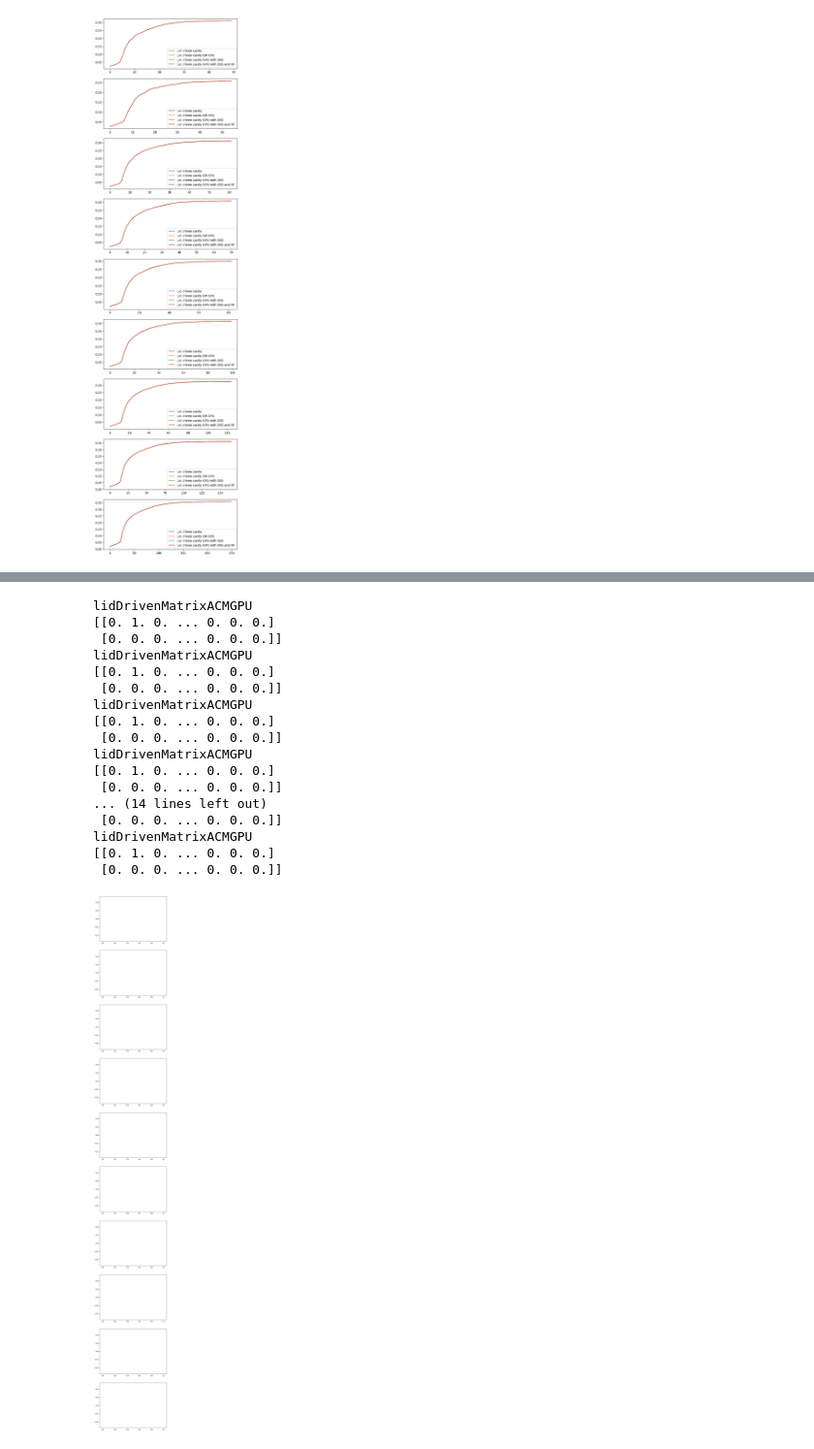
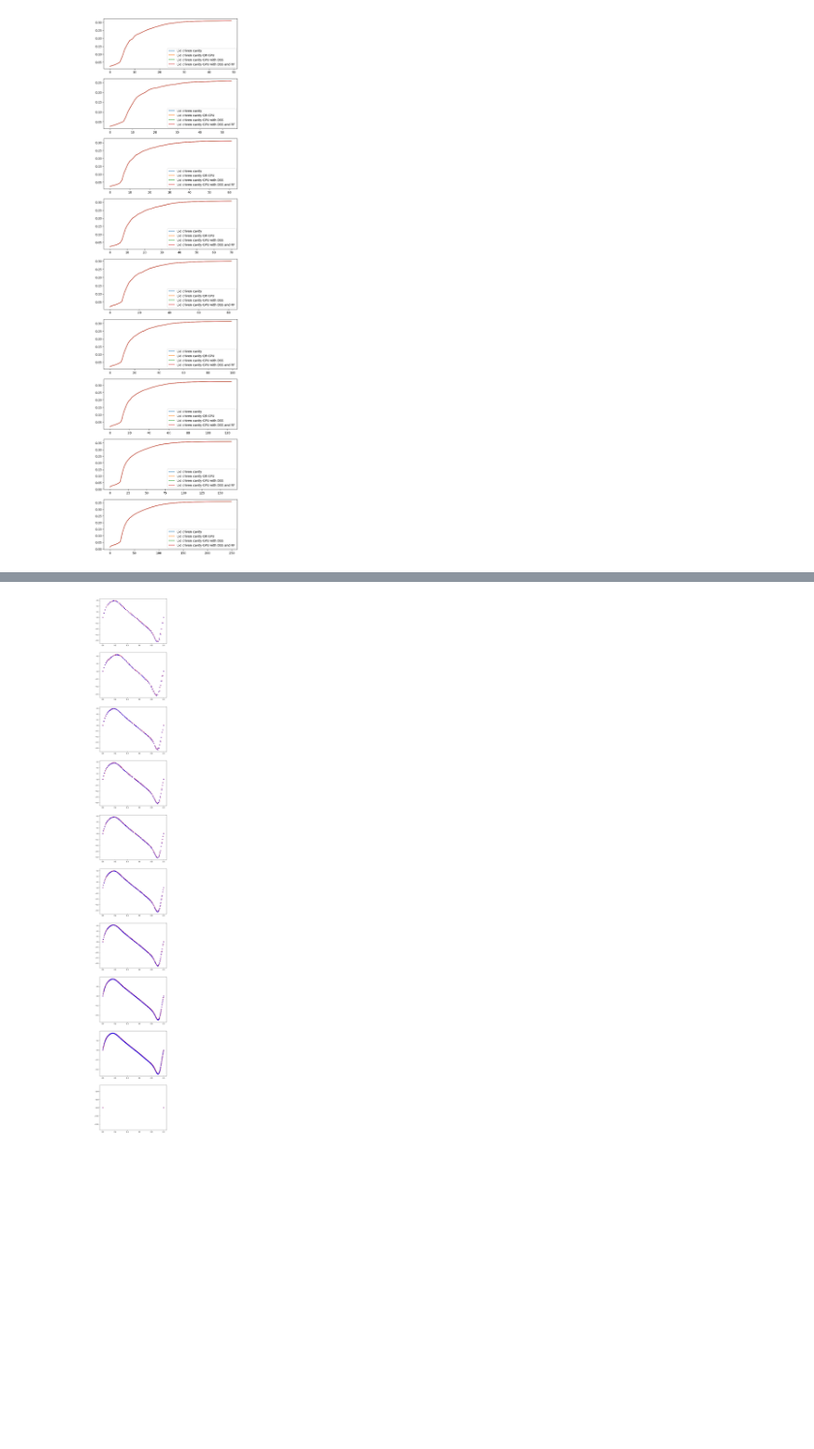
Before and after one commit to ggasper/lid-driven-cavity-gpu, a Jupyter notebook: benchmark/benchmark.ipynb, the cells around one changed output, grey strips where cells are left out. Shown at 97% size. Drawn from its saved outputs; the diff is of its cells as text; code cells hidden in the pictures; blank space fills up the shorter version.

```diff
--- a/benchmark/benchmark.ipynb
+++ b/benchmark/benchmark.ipynb
@@ -12,7 +12,7 @@ def midplane_velocity_profile(ax, pos, u, h, marker, color):
     midplane = [i for i, (_, y) in enumerate(zip(xs, ys)) if abs(y - midpoint) < h]
     xs_midplane = [xs[i] for i in midplane]
     uy_midplane = [u[1][i] for i in midplane]
-    ax.scatter(xs_midplane, uy_midplane, size, color=color, marker=marker, facecolors='none')
+    ax.scatter(xs_midplane, uy_midplane, s=size, color=color, marker=marker, facecolors='none')
 # %% [markdown]
 # Execute all versions of lid driven cavity problem
 # %%
@@ -113,7 +113,7 @@ for i, h in enumerate(hs):
 # %%
 fig, axs = plt.subplots(len(hs), figsize=(8,64))
 colors = ['red', 'blue', 'green', 'purple', 'orange']
-markers = ['s', 'x', '^', '+', 'D']
+markers = ['s', 'o', '^', '+', 'D']
 for i, h in enumerate(hs):
     for j, (name, (solver_u, solver_p)) in enumerate(programs.items()):
         result_file = Path('..') / get_output_path(f"{solver_u}_{solver_p}", h)
@@ -213,6 +239,6 @@ ax.legend()
 # %%
-fig, axs = plt.subplots(len(hs), figsize=(8,32))
-for i, h in enumerate(hs):
+fig, axs = plt.subplots(len(hs_acm), figsize=(8,32))
+for i, h in enumerate(hs_acm):
     for name, program in programs_acm.items():
         result_file = Path('..') / get_output_path(program, h)
         with h5py.File(result_file) as f:
@@ -269,33 +297,14 @@ ax.legend()
 # %%
 fig, axs = plt.subplots(len(hs_acm), figsize=(8,64))
 colors = ['red', 'blue', 'green', 'purple', 'orange']
-markers = ['s', 'x', '^', '+', 'D']
+markers = ['s', '^', '+', 'D']
 for i, h in enumerate(hs_acm):
     for j, (name, program) in enumerate(programs_acm.items()):
         result_file = Path('..') / get_output_path(program, h)
         with h5py.File(result_file) as f:
             u = np.array(f['velocity'], dtype=np.float64)
             pos = np.array(f['domain/pos'], dtype=np.float64)
-            if j == 1:
-                print(program)
-                print(u)
-                midplane_velocity_profile(axs[i], pos, u, h, markers[j], colors[j])
+            # print(u)
+            midplane_velocity_profile(axs[i], pos, u, h, markers[j], colors[j])
 # %% [output]
-lidDrivenMatrixACMGPU
-[[0. 1. 0. ... 0. 0. 0.]
- [0. 0. 0. ... 0. 0. 0.]]
-lidDrivenMatrixACMGPU
-[[0. 1. 0. ... 0. 0. 0.]
- [0. 0. 0. ... 0. 0. 0.]]
-lidDrivenMatrixACMGPU
-[[0. 1. 0. ... 0. 0. 0.]
- [0. 0. 0. ... 0. 0. 0.]]
-lidDrivenMatrixACMGPU
-[[0. 1. 0. ... 0. 0. 0.]
- [0. 0. 0. ... 0. 0. 0.]]
-... (14 lines left out)
- [0. 0. 0. ... 0. 0. 0.]]
-lidDrivenMatrixACMGPU
-[[0. 1. 0. ... 0. 0. 0.]
- [0. 0. 0. ... 0. 0. 0.]]
-[figure, old version]
+[figure, new version]
```
Also changed, not shown: parts of 6 cells of this notebook, 1 other file.
